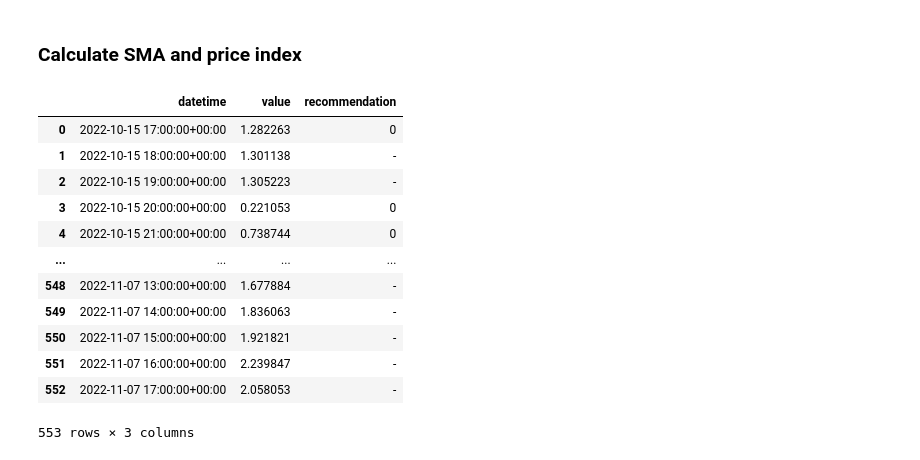
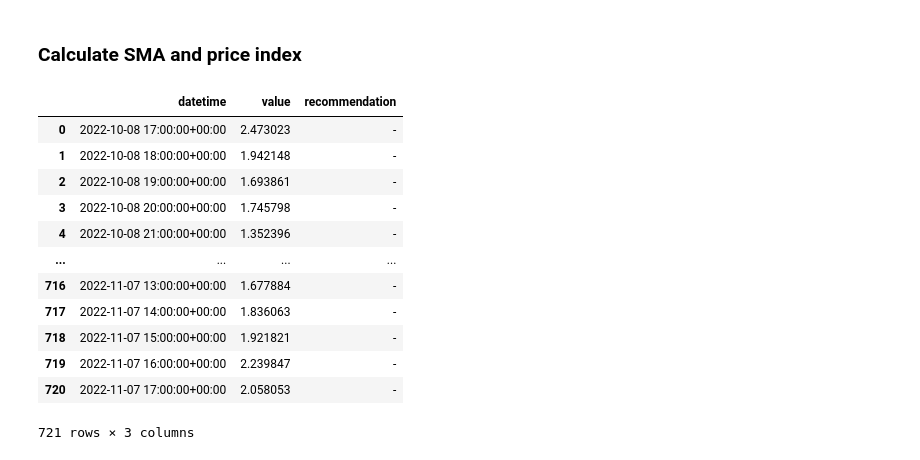
Before and after one commit to IDS-mini/electricity, a Jupyter notebook: data/predict_future.ipynb, the cells around one changed output. Drawn from its saved outputs; the diff is of its cells as text; code cells hidden in the pictures.

```diff
--- a/data/predict_future.ipynb
+++ b/data/predict_future.ipynb
@@ -82,22 +82,22 @@ plt.show()
 # %%
 future_df['SMA'] = future_df['price'].rolling(SMA_WINDOW).mean()
 future_df['value'] = future_df['price'] / future_df['SMA']
 future_df['recommendation'] = future_df['value'].apply(
     get_recommendation)
 RETURNED_FEATURES = ['value', 'recommendation']
-future_df = future_df[now_ceil+timedelta(hours=SMA_WINDOW):][RETURNED_FEATURES].reset_index()
+future_df = future_df[now_ceil:][RETURNED_FEATURES].reset_index()
 future_df
 # %% [output]
 |  | datetime | value | recommendation |
-| 0 | 2022-10-15 17:00:00+00:00 | 1.282263 | 0 |
-| 1 | 2022-10-15 18:00:00+00:00 | 1.301138 | - |
-| 2 | 2022-10-15 19:00:00+00:00 | 1.305223 | - |
-| 3 | 2022-10-15 20:00:00+00:00 | 0.221053 | 0 |
-| 4 | 2022-10-15 21:00:00+00:00 | 0.738744 | 0 |
+| 0 | 2022-10-08 17:00:00+00:00 | 2.473023 | - |
+| 1 | 2022-10-08 18:00:00+00:00 | 1.942148 | - |
+| 2 | 2022-10-08 19:00:00+00:00 | 1.693861 | - |
+| 3 | 2022-10-08 20:00:00+00:00 | 1.745798 | - |
+| 4 | 2022-10-08 21:00:00+00:00 | 1.352396 | - |
 | ... | ... | ... | ... |
-| 548 | 2022-11-07 13:00:00+00:00 | 1.677884 | - |
-| 549 | 2022-11-07 14:00:00+00:00 | 1.836063 | - |
-| 550 | 2022-11-07 15:00:00+00:00 | 1.921821 | - |
-| 551 | 2022-11-07 16:00:00+00:00 | 2.239847 | - |
-| 552 | 2022-11-07 17:00:00+00:00 | 2.058053 | - |
+| 716 | 2022-11-07 13:00:00+00:00 | 1.677884 | - |
+| 717 | 2022-11-07 14:00:00+00:00 | 1.836063 | - |
+| 718 | 2022-11-07 15:00:00+00:00 | 1.921821 | - |
+| 719 | 2022-11-07 16:00:00+00:00 | 2.239847 | - |
+| 720 | 2022-11-07 17:00:00+00:00 | 2.058053 | - |
-553 rows × 3 columns
+721 rows × 3 columns
```
